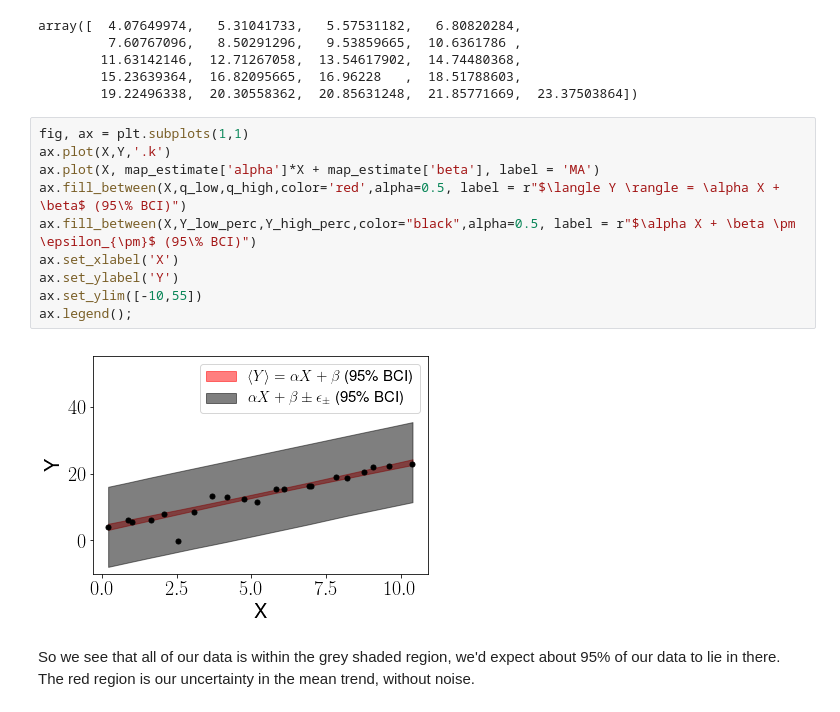
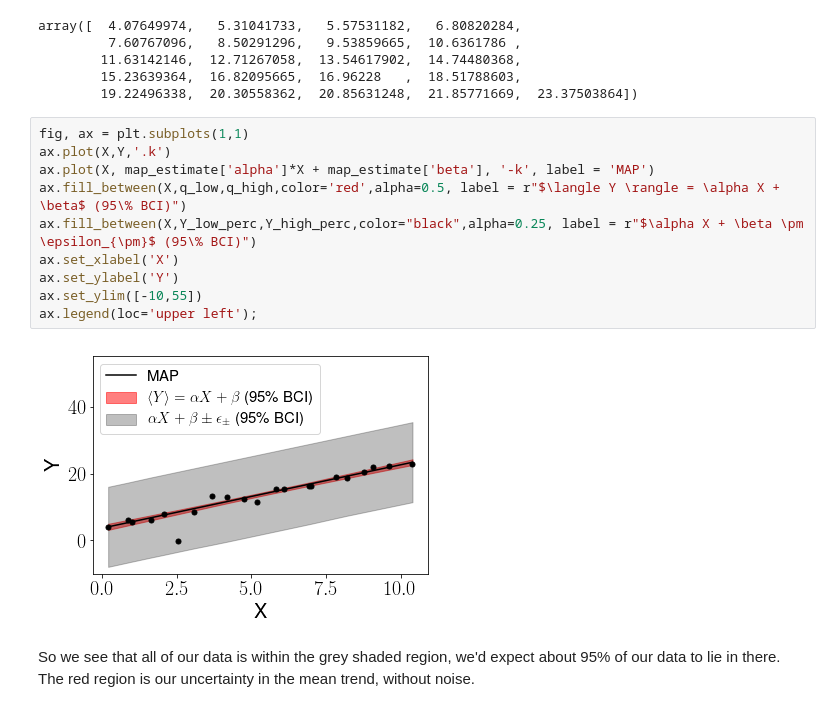
Before and after one commit to jaryaman/ML_demos, a Jupyter notebook: Notebooks/robust_linear_regression.ipynb, the cells around one changed output. Cells and saved outputs as stored; diff of their text form.

```diff
--- a/Notebooks/robust_linear_regression.ipynb
+++ b/Notebooks/robust_linear_regression.ipynb
@@ -174,14 +174,14 @@ array([  4.07649974,   5.31041733,   5.57531182,   6.80820284,
 # %%
 fig, ax = plt.subplots(1,1)
 ax.plot(X,Y,'.k')
-ax.plot(X, map_estimate['alpha']*X + map_estimate['beta'], label = 'MA')
+ax.plot(X, map_estimate['alpha']*X + map_estimate['beta'], '-k', label = 'MAP')
 ax.fill_between(X,q_low,q_high,color='red',alpha=0.5, label = r"$\langle Y \rangle = \alpha X + \beta$ (95\% BCI)")
-ax.fill_between(X,Y_low_perc,Y_high_perc,color="black",alpha=0.5, label = r"$\alpha X + \beta \pm \epsilon_{\pm}$ (95\% BCI)")
+ax.fill_between(X,Y_low_perc,Y_high_perc,color="black",alpha=0.25, label = r"$\alpha X + \beta \pm \epsilon_{\pm}$ (95\% BCI)")
 ax.set_xlabel('X')
 ax.set_ylabel('Y')
 ax.set_ylim([-10,55])
-ax.legend();
+ax.legend(loc='upper left');
 # %% [output]
-[figure, old version]
+[figure, new version]
 # %% [markdown]
 So we see that all of our data is within the grey shaded region, we'd expect about 95% of our data to lie in there. The red region is our uncertainty in the mean trend, without noise.
```
